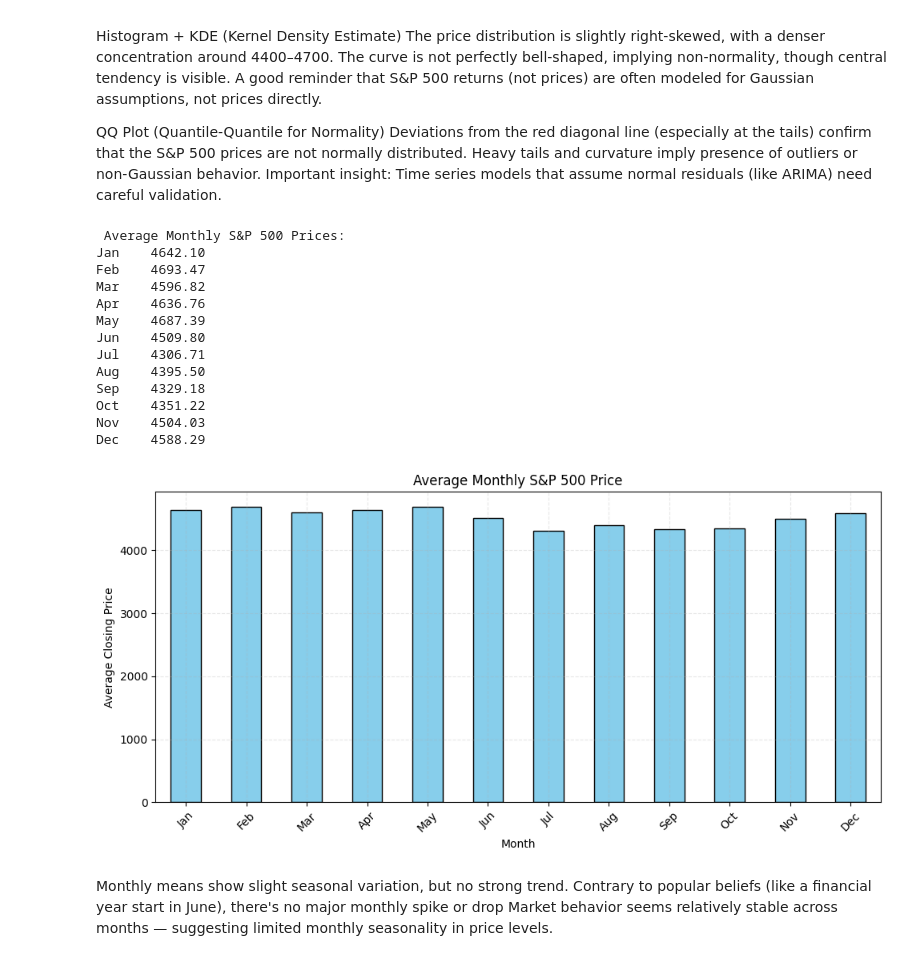
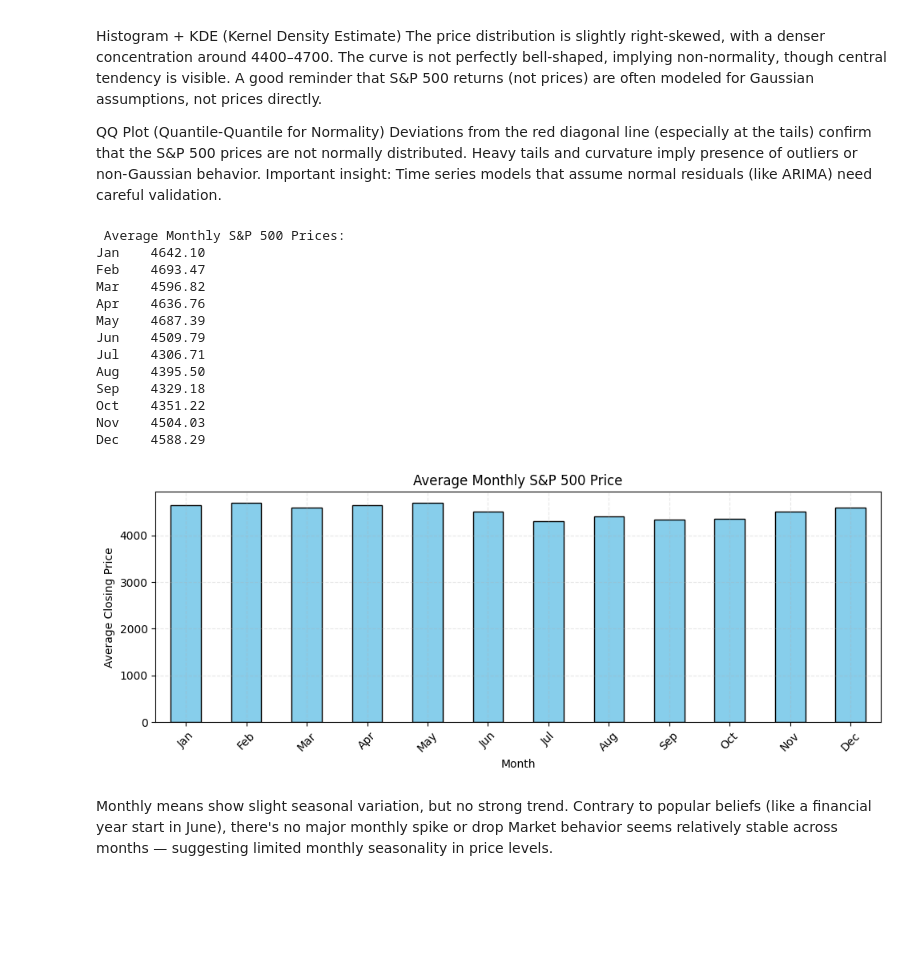
Before and after one commit to rhkraptor/FoEM, a Jupyter notebook: FoEM_Projekt.ipynb, the cells around one changed output. Drawn from its saved outputs; the diff is of its cells as text; code cells hidden in the pictures; blank space fills up the shorter version.

```diff
--- a/FoEM_Projekt.ipynb
+++ b/FoEM_Projekt.ipynb
@@ -263,36 +263,36 @@ monthly_means = sp500['Close'].groupby(sp500.index.month).mean()
 # Rename index for month names (1=Jan, 12=Dec)
 monthly_means.index = ['Jan', 'Feb', 'Mar', 'Apr', 'May', 'Jun',
                        'Jul', 'Aug', 'Sep', 'Oct', 'Nov', 'Dec']
 
 # Print values
 print(" Average Monthly S&P 500 Prices:")
 print(monthly_means.round(2).to_string())
 
 # Plot
-plt.figure(figsize=(10, 5))
+plt.figure(figsize=(10, 4))
 monthly_means.plot(kind='bar', color='skyblue', edgecolor='black')
 plt.title("Average Monthly S&P 500 Price")
 plt.ylabel("Average Closing Price")
 plt.xlabel("Month")
 plt.grid(True, linestyle='--', alpha=0.3)
 plt.xticks(rotation=45)
 plt.tight_layout()
 plt.show()
 # %% [output]
  Average Monthly S&P 500 Prices:
 Jan    4642.10
 Feb    4693.47
 Mar    4596.82
 Apr    4636.76
 May    4687.39
-Jun    4509.80
+Jun    4509.79
 Jul    4306.71
 Aug    4395.50
 Sep    4329.18
 Oct    4351.22
 Nov    4504.03
 Dec    4588.29
-[figure, old version]
+[figure, new version]
 # %% [markdown]
 Monthly means show slight seasonal variation, but no strong trend. Contrary to popular beliefs (like a financial year start in June), there's no major monthly spike or drop Market behavior seems relatively stable across months — suggesting limited monthly seasonality in price levels.
 # %% [markdown]
```
Also changed, not shown: parts of 25 cells of this notebook, 1 other file.
